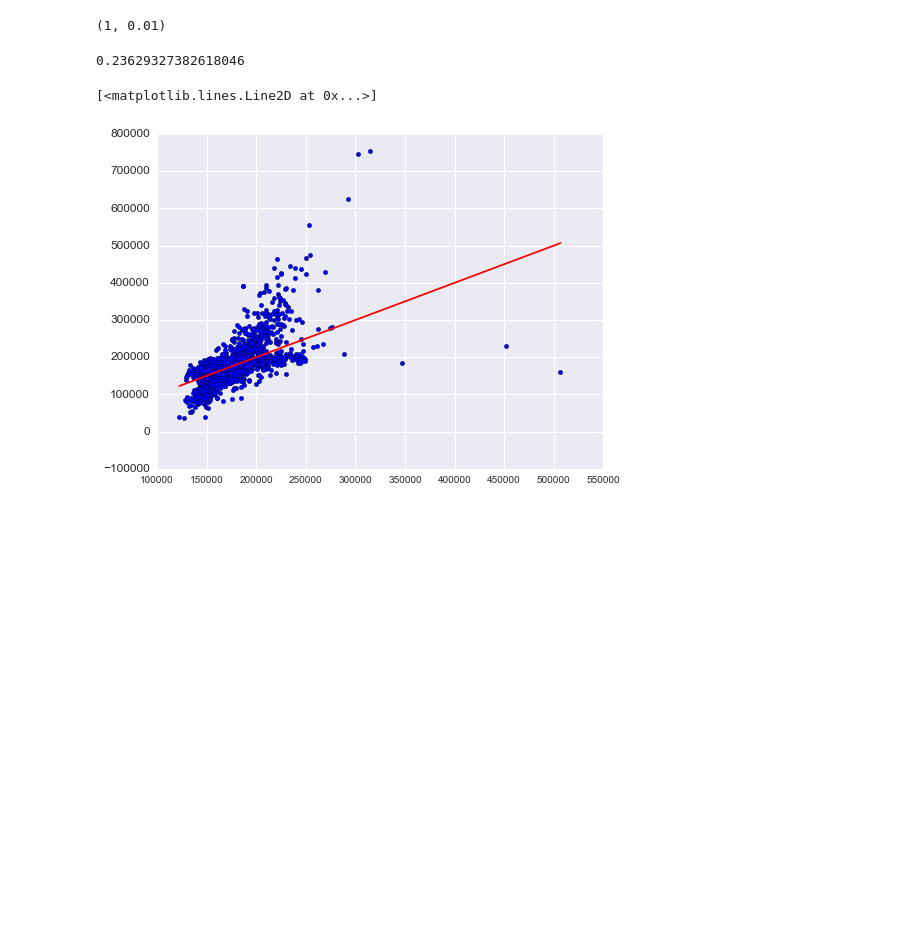
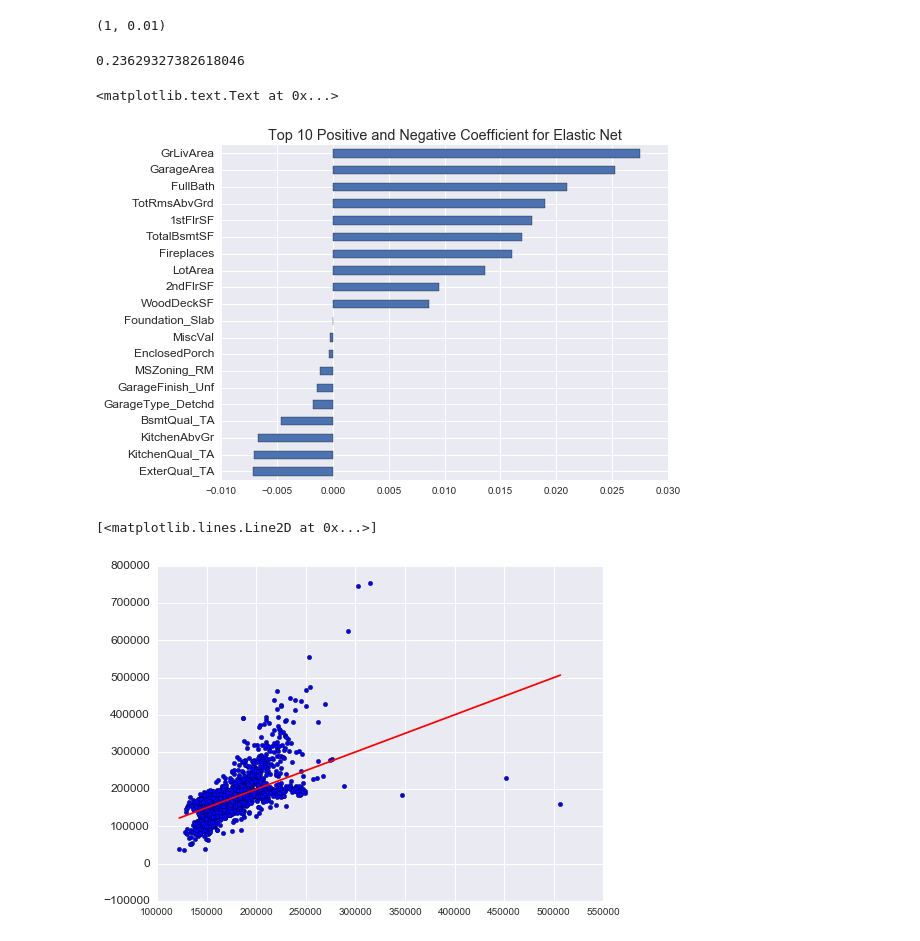
Before and after one commit to AngeloK/house-price-prediction, a Jupyter notebook: Linlin/house-price.ipynb, the cells around one changed output. Saved outputs shown, nothing was run; the diff lists cells and outputs as text; code cells hidden in the pictures; blank space fills up the shorter version.

```diff
--- a/Linlin/house-price.ipynb
+++ b/Linlin/house-price.ipynb
@@ -943,6 +946,14 @@ rmse_enr_test = np.sqrt(mean_squared_error(test_year_y, model_enr.predict(test_y
 rmse_enr_test
 # %% [output]
 0.23629327382618046
+# %%
+coef = pd.Series(model_enr.coef_, index = train_year_X.columns).sort_values()
+importance_coef_enr = pd.concat([coef.head(10), coef.tail(10)])
+importance_coef_enr.plot(kind = 'barh', grid = True)
+plt.title("Top 10 Positive and Negative Coefficient for Elastic Net")
+# %% [output]
+<matplotlib.text.Text at 0x...>
+[figure, added]
 # %%
 enr_pred = np.expm1(model_enr.predict(train_year_X))
 plt.scatter(enr_pred, np.expm1(train_year_y))
```
Also changed, not shown: parts of 7 cells of this notebook.
